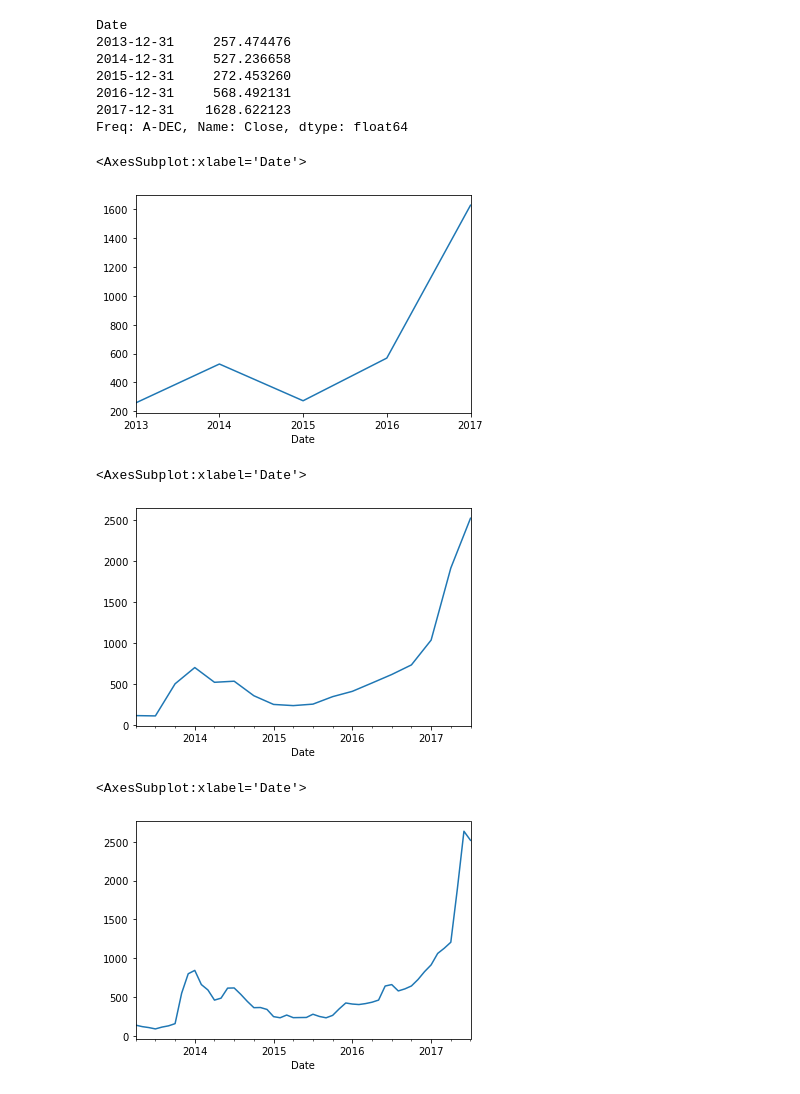
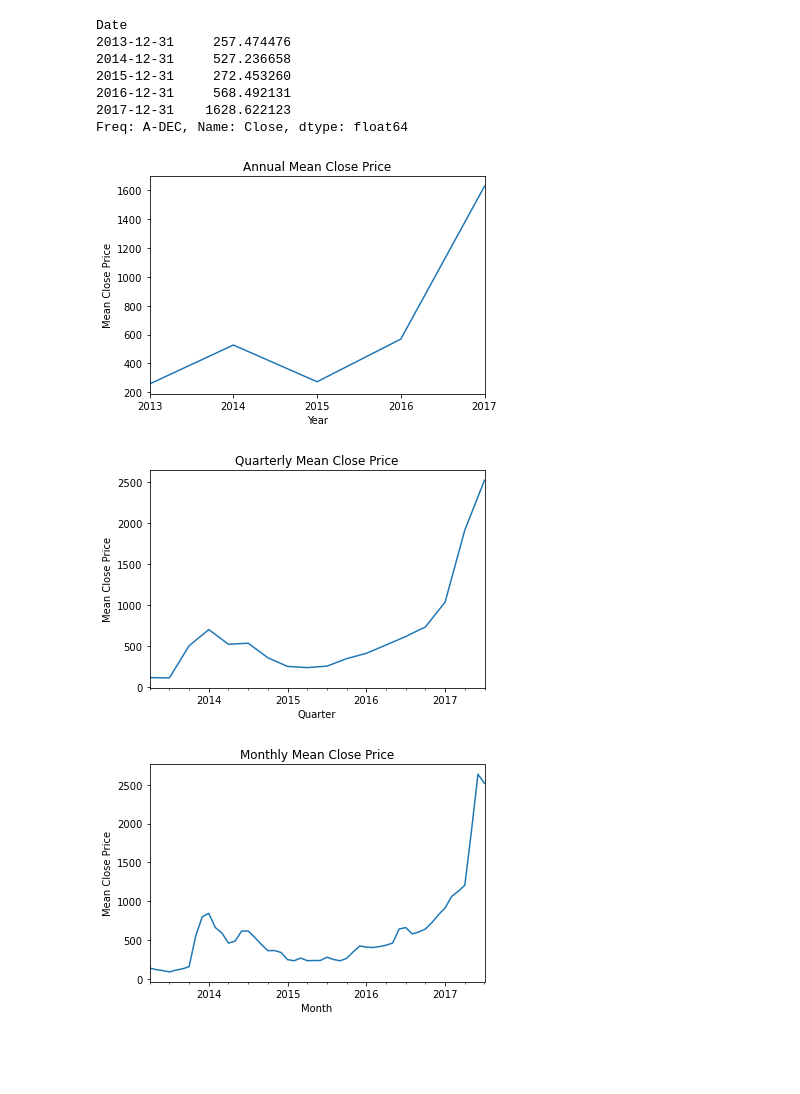
Before and after one commit to Tikii0617/BIT-ANALYSIS, a Jupyter notebook: BItcoin.ipynb, the cells around one changed output. Drawn from its saved outputs; the diff is of its cells as text; code cells hidden in the pictures; blank space fills up the shorter version.

```diff
--- a/BItcoin.ipynb
+++ b/BItcoin.ipynb
@@ -7,0 +10,2 @@ df =pd.read_csv(r"/Users/dejicuomu/Desktop/写在简历上的project/001 Bitcoin
+# %%
+df =pd.read_csv(r"/Users/dejicuomu/Desktop/CV Projects/001 Bitcoin/bitcoin_price_Training - Training.csv")
@@ -281,17 +335,39 @@ Date
 2017-12-31    1628.622123
 Freq: A-DEC, Name: Close, dtype: float64
 # %%
+# Resample the 'Close' column annually and calculate the mean, then plot
 data['Close'].resample('Y').mean().plot()
+
+# Add labels and title
+plt.xlabel('Year')
+plt.ylabel('Mean Close Price')
+plt.title('Annual Mean Close Price')
+
+# Show the plot
+plt.show()
 # %% [output]
-<AxesSubplot:xlabel='Date'>
-[figure, old version]
+[figure, new version]
 # %%
 data['Close'].resample('Q').mean().plot()
+# Add labels and title
+plt.xlabel('Quarter')
+plt.ylabel('Mean Close Price')
+plt.title('Quarterly Mean Close Price')
+
+# Show the plot
+plt.show()
 # %% [output]
-<AxesSubplot:xlabel='Date'>
-[figure, old version]
+[figure, new version]
 # %%
+# Resample the 'Close' column monthly and calculate the mean, then plot
 data['Close'].resample('M').mean().plot()
+
+# Add labels and title
+plt.xlabel('Month')
+plt.ylabel('Mean Close Price')
+plt.title('Monthly Mean Close Price')
+
+# Show the plot
+plt.show()
 # %% [output]
-<AxesSubplot:xlabel='Date'>
-[figure, old version]
+[figure, new version]
```
Also changed, not shown: parts of 41 cells of this notebook, 2 other files.
